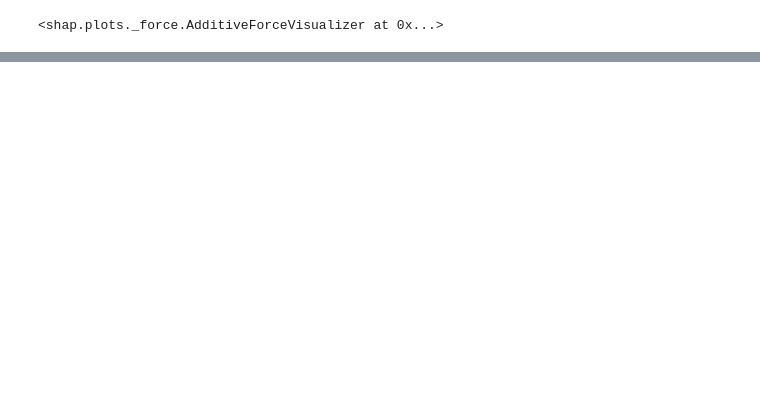
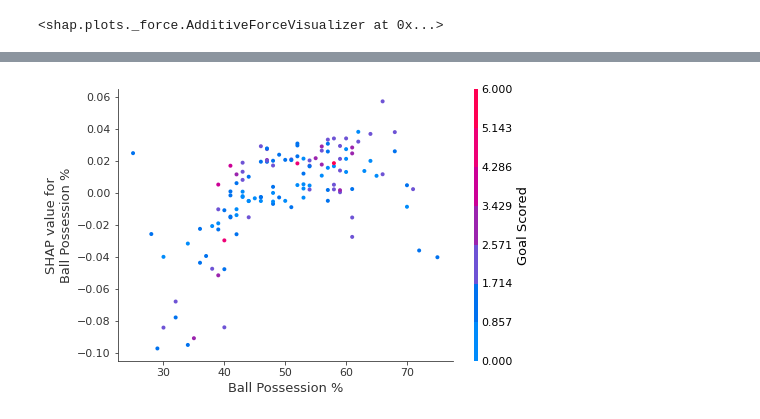
Before and after one commit to chelynl/Machine_Learning, a Jupyter notebook: ML_Explainability.ipynb, the cells around one changed output, grey strips where cells are left out. Drawn from its saved outputs; the diff is of its cells as text; code cells hidden in the pictures; blank space fills up the shorter version.

```diff
--- a/ML_Explainability.ipynb
+++ b/ML_Explainability.ipynb
@@ -906,0 +915,15 @@ patient_risk_factors(my_model, sample_data_for_prediction)
+# %%
+# Soccer dataset
+import numpy as np
+import pandas as pd
+from sklearn.model_selection import train_test_split
+from sklearn.ensemble import RandomForestClassifier
+
+df = pd.read_csv('/content/drive/MyDrive/Colab Notebooks/ML concepts/ML Insights/FIFA 2018 Statistics.csv')
+
+y = (df['Man of the Match'] == "Yes")  # Convert from string "Yes"/"No" to binary
+feature_names = df.select_dtypes(int).columns.tolist()
+X = df[feature_names]
+
+X_train, X_test, y_train, y_test = train_test_split(X, y, random_state=1)
+my_model = RandomForestClassifier(random_state=0).fit(X_train, y_train)
@@ -906,0 +971,13 @@ patient_risk_factors(my_model, sample_data_for_prediction)
+# %%
+import shap  # package used to calculate Shap values
+
+# Create object that can calculate shap values
+explainer = shap.TreeExplainer(my_model)
+
+# Calculate shap values. This is what we will plot.
+shap_values = explainer.shap_values(X)
+
+# The only line that's different from summary_plot
+shap.dependence_plot('Ball Possession %', shap_values[1], X, interaction_index="Goal Scored")
+# %% [output]
+[figure, added]
```
Also changed, not shown: parts of 18 cells of this notebook.
